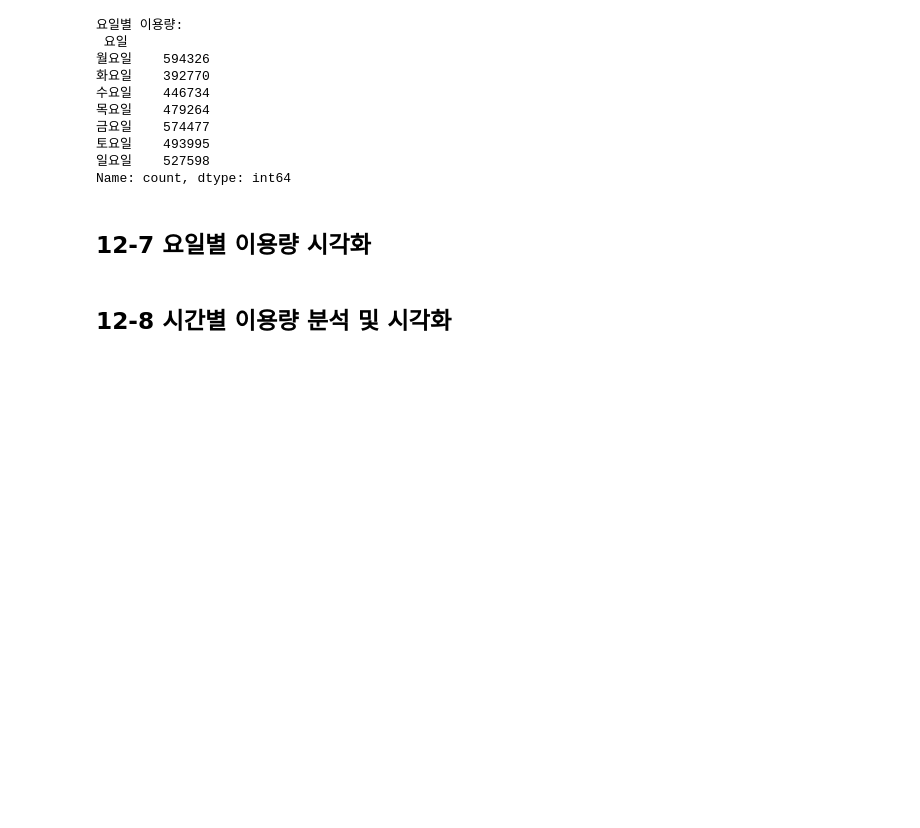
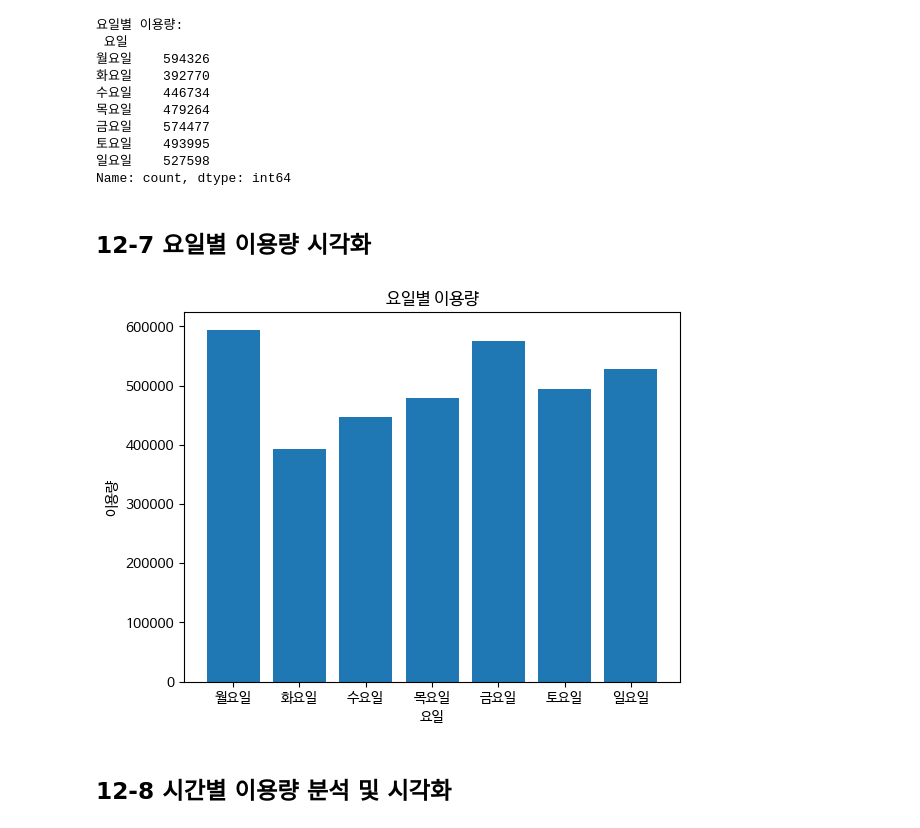
Before and after one commit to Dayeong-Hwang/Data-Analysis-with-Open-Source, a Jupyter notebook: 오픈소스_데이터_분석_12강.ipynb, the cells around one changed output. Drawn from its saved outputs; the diff is of its cells as text; code cells hidden in the pictures; blank space fills up the shorter version.

```diff
--- a/오픈소스_데이터_분석_12강.ipynb
+++ b/오픈소스_데이터_분석_12강.ipynb
@@ -247,12 +247,14 @@ Name: count, dtype: int64
 # %%
 import matplotlib.pyplot as plt
 
 ## 요일별 이용량 막대 그래프 생성
-
+plt.bar(day_df.index, day_df.values)
 plt.title('요일별 이용량')
 plt.xlabel('요일')
 plt.ylabel('이용량')
 plt.show()
+# %% [output]
+[figure, added]
 # %%
 ## Dataframe의 plot을 이용한 요일별 이용량 막대 그래프 생성
 
```
